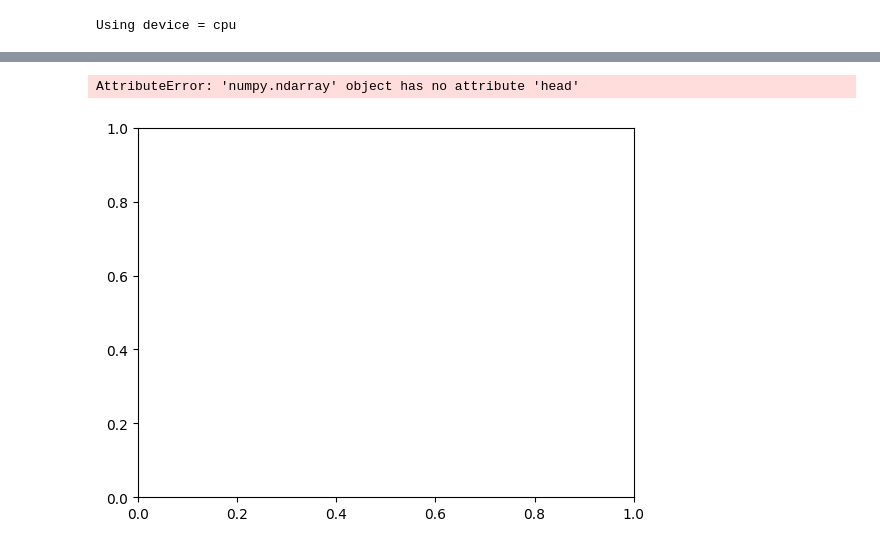
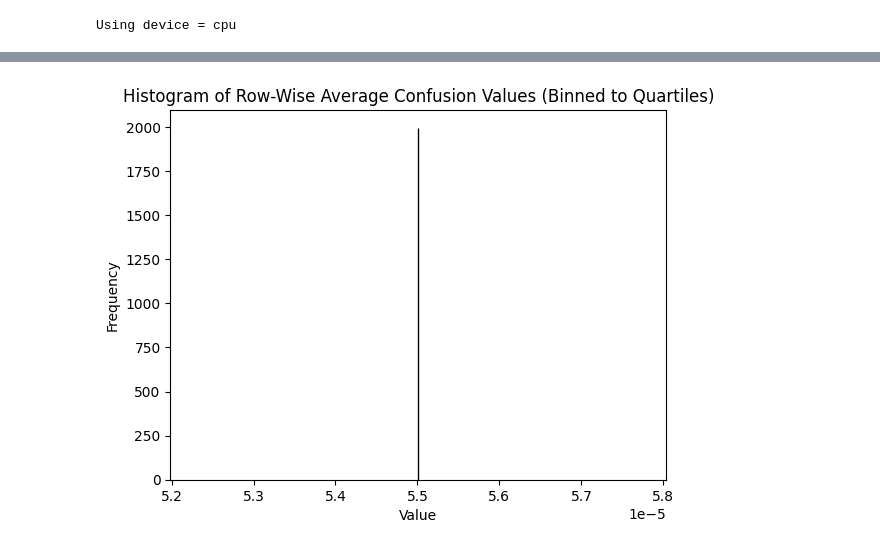
Before and after one commit to awwwwwwww/ai_apps_eng, a Jupyter notebook: notebooks/training.ipynb, the cells around one changed output, grey strips where cells are left out. Cells and saved outputs as stored; diff of their text form; code cells hidden in the pictures.

```diff
--- a/notebooks/training.ipynb
+++ b/notebooks/training.ipynb
@@ -45,7 +45,7 @@ def letterToIndex(letter):
 # Turn a line into a <line_length x 1 x n_letters>,
 # or an array of one-hot letter vectors
 def lineToTensor(line):
-    tensor = torch.zeros(len(line), 1, n_letters)
+    tensor = torch.zeros(18178, 1, n_letters)
     for li, letter in enumerate(line):
         tensor[li][0][letterToIndex(letter)] = 1
     return tensor
@@ -156,7 +153,7 @@ class CharRNN(nn.Module):
         return output
 # %%
 n_hidden = 128
-rnn = CharRNN(n_letters, n_hidden, len(alldata.labels_uniq))
+rnn = CharRNN(len(alldata.labels_uniq), n_hidden, n_letters)
 print(rnn)
 # %% [output]
 CharRNN(
@@ -170,7 +167,7 @@ def label_from_output(output, output_labels):
     label_i = top_i[0].item()
     return output_labels[label_i], label_i
 
-input = lineToTensor('Albert')
+input = lineToTensor('Mexican')
 output = rnn(input) #this is equivalent to ``output = rnn.forward(input)``
-#print(output)
-#print(label_from_output(output, alldata.labels_uniq))
+print(output)
+print(label_from_output(output, alldata.labels_uniq))
@@ -246,39 +244,53 @@ def evaluate(rnn, testing_data, classes):
 
     rnn.eval() #set to eval mode
     with torch.no_grad(): # do not record the gradients during eval phase
         for i in range(len(testing_data)):
             (label_tensor, text_tensor, label, text) = testing_data[i]
             output = rnn(text_tensor)
             guess, guess_i = label_from_output(output, classes)
             label_i = classes.index(label)
             confusion[label_i][guess_i] += 1
 
     # Normalize by dividing every row by its sum
     for i in range(len(classes)):
         denom = confusion[i].sum()
         if denom > 0:
             confusion[i] = confusion[i] / denom
+            if confusion[i].mean()>.001: print(confusion[i].mean())
 
+    confusion_row_avg = confusion.mean(dim=1)
+
+    # Remove zeros
+    confusion_row_avg = confusion_row_avg[confusion_row_avg > 0]
+
+    # Calculate quartiles
+    quartiles = torch.quantile(confusion_row_avg, torch.tensor([0.25, 0.5, 0.75]))
+
+    # Plot histogram
+    plt.hist(confusion_row_avg.cpu().numpy(), bins=quartiles.cpu().numpy(), edgecolor='black')
+    plt.title('Histogram of Row-Wise Average Confusion Values (Binned to Quartiles)')
+    plt.xlabel('Value')
+    plt.ylabel('Frequency')
+    plt.show()
     # Set up plot
-    fig = plt.figure()
-    ax = fig.add_subplot(111)
-    cax = ax.matshow(confusion.cpu().numpy()) #numpy uses cpu here so we need to use a cpu version
-    fig.colorbar(cax)
+    #fig = plt.figure()
+    #ax = fig.add_subplot(111)
+    #cax = ax.matshow(confusion.cpu().numpy()) #numpy uses cpu here so we need to use a cpu version
+    #fig.colorbar(cax)
 
     # Set up axes
-    ax.set_xticks(np.arange(len(classes)), labels=classes, rotation=90)
-    ax.set_yticks(np.arange(len(classes)), labels=classes)
+    #ax.set_xticks(np.arange(len(classes)), labels=classes, rotation=90)
+    #ax.set_yticks(np.arange(len(classes)), labels=classes)
 
     # Force label at every tick
     #ax.xaxis.set_major_locator(ticker.MultipleLocator(1))
     #ax.yaxis.set_major_locator(ticker.MultipleLocator(1))
 
     # sphinx_gallery_thumbnail_number = 2
-    plt.show()
+    #plt.show()
 
 
 
 evaluate(rnn, test_set, classes=alldata.labels_uniq)
 # %% [output]
-AttributeError: 'numpy.ndarray' object has no attribute 'head'
-[figure, old version]
+[figure, new version]
```
Also changed, not shown: parts of 8 cells of this notebook, 1 other file.
